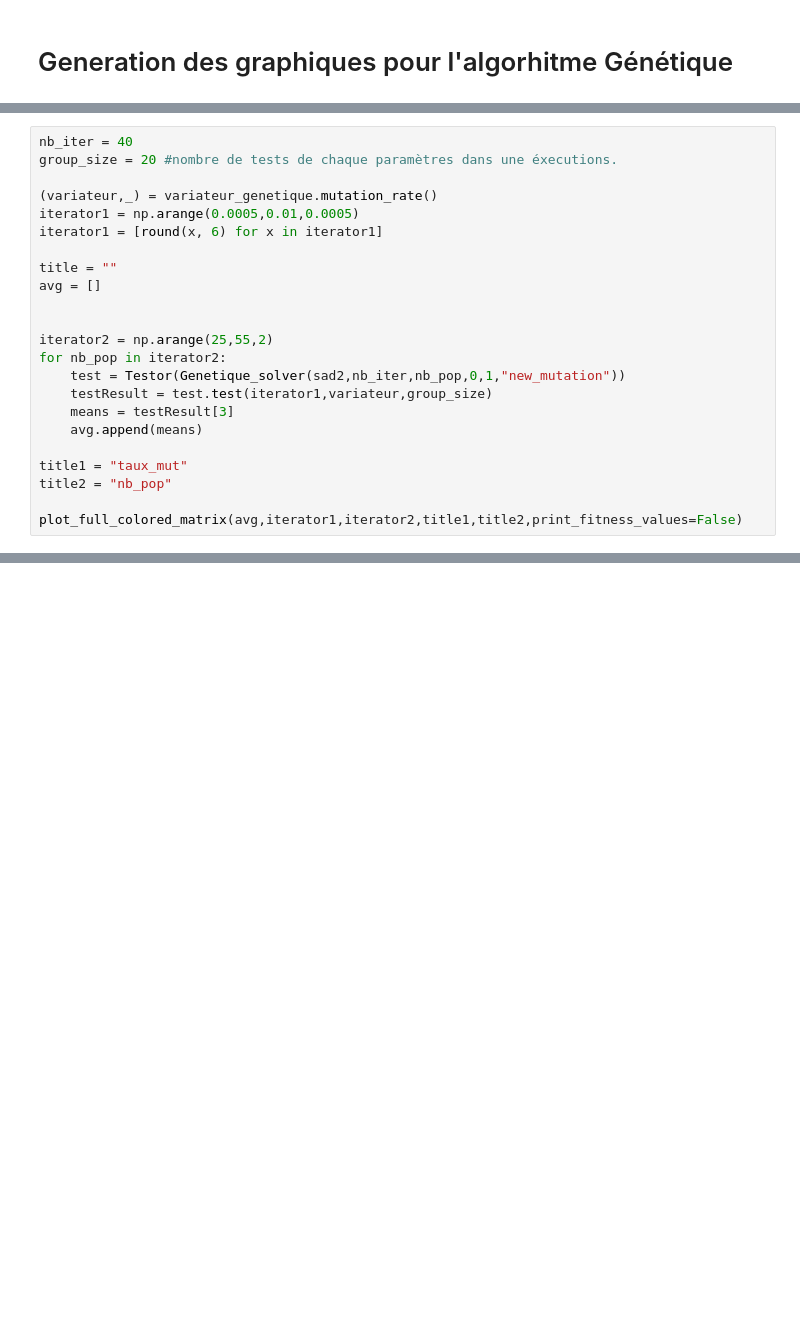
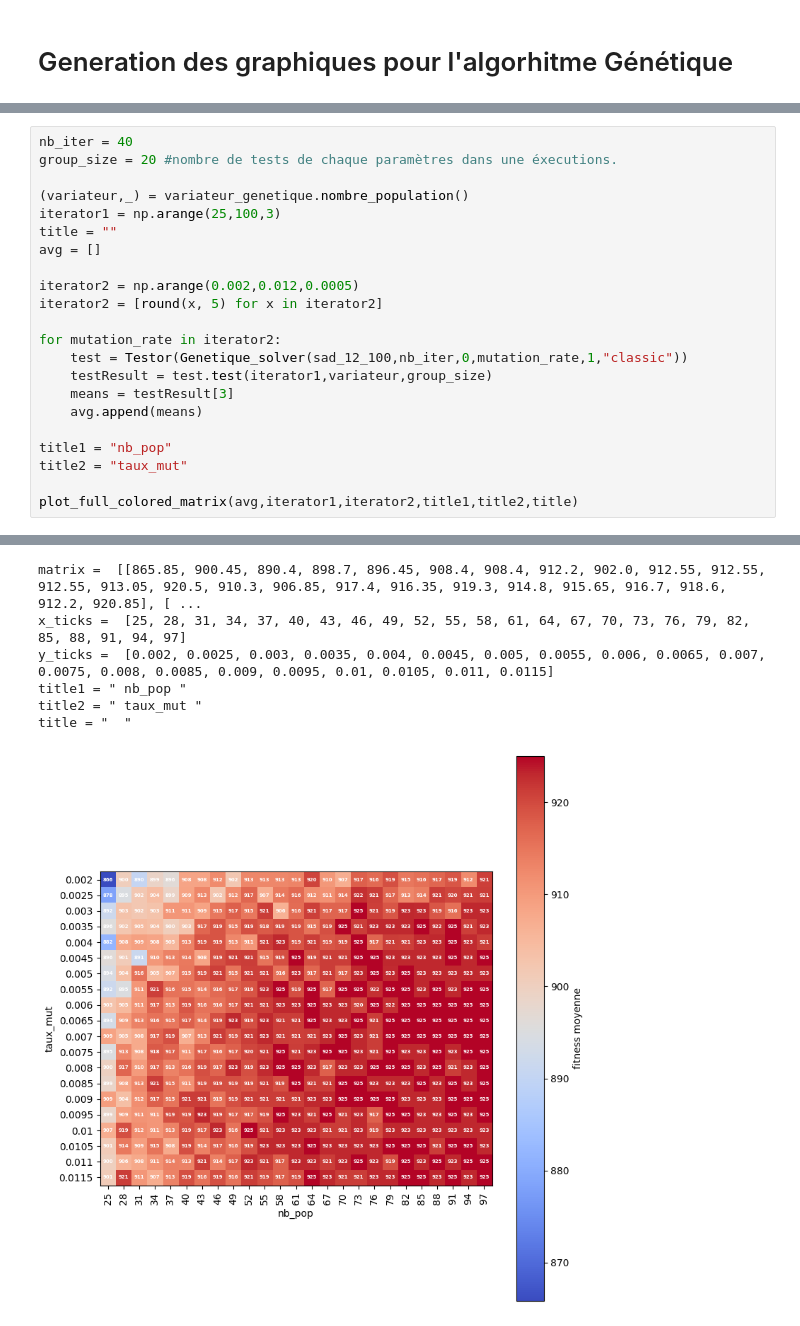
Before and after one commit to Blova-TB/S8_Knapsack, a Jupyter notebook: Genetique_generation_graph.ipynb, the cells around one changed output, grey strips where cells are left out. Drawn from its saved outputs; the diff is of its cells as text; blank space fills up the shorter version.

Commit message:
GEN continu test

```diff
--- a/Genetique_generation_graph.ipynb
+++ b/Genetique_generation_graph.ipynb
@@ -152,23 +2,0 @@ plot_full_colored_matrix(matrix_3,x_ticks_1,y_ticks_1,title1_1,title2_1,title,pr
-# %%
-nb_iter = 40
-group_size = 20 #nombre de tests de chaque paramètres dans une éxecutions.
-
-(variateur,_) = variateur_genetique.mutation_rate()
-iterator1 = np.arange(0.0005,0.01,0.0005)
-iterator1 = [round(x, 6) for x in iterator1]
-
-title = ""
-avg = []
-
-
-iterator2 = np.arange(25,55,2)
-for nb_pop in iterator2:
-    test = Testor(Genetique_solver(sad2,nb_iter,nb_pop,0,1,"new_mutation"))
-    testResult = test.test(iterator1,variateur,group_size)
-    means = testResult[3]
-    avg.append(means)
-
-title1 = "taux_mut"
-title2 = "nb_pop"
-
-plot_full_colored_matrix(avg,iterator1,iterator2,title1,title2,print_fitness_values=False)
@@ -241,0 +130,23 @@ plt.show()
+# %%
+nb_iter = 40
+group_size = 20 #nombre de tests de chaque paramètres dans une éxecutions.
+
+(variateur,_) = variateur_genetique.nombre_population()
+iterator1 = np.arange(25,100,3)
+title = ""
+avg = []
+
+iterator2 = np.arange(0.002,0.012,0.0005)
+iterator2 = [round(x, 5) for x in iterator2]
+
+for mutation_rate in iterator2:
+    test = Testor(Genetique_solver(sad_12_100,nb_iter,0,mutation_rate,1,"classic"))
+    testResult = test.test(iterator1,variateur,group_size)
+    means = testResult[3]
+    avg.append(means)
+
+title1 = "nb_pop"
+title2 = "taux_mut"
+
+plot_full_colored_matrix(avg,iterator1,iterator2,title1,title2,title)
+# %% [output]
@@ -241,0 +154,7 @@ plt.show()
+matrix =  [[865.85, 900.45, 890.4, 898.7, 896.45, 908.4, 908.4, 912.2, 902.0, 912.55, 912.55, 912.55, 913.05, 920.5, 910.3, 906.85, 917.4, 916.35, 919.3, 914.8, 915.65, 916.7, 918.6, 912.2, 920.85], [ ...
+x_ticks =  [25, 28, 31, 34, 37, 40, 43, 46, 49, 52, 55, 58, 61, 64, 67, 70, 73, 76, 79, 82, 85, 88, 91, 94, 97]
+y_ticks =  [0.002, 0.0025, 0.003, 0.0035, 0.004, 0.0045, 0.005, 0.0055, 0.006, 0.0065, 0.007, 0.0075, 0.008, 0.0085, 0.009, 0.0095, 0.01, 0.0105, 0.011, 0.0115]
+title1 = " nb_pop "
+title2 = " taux_mut "
+title = "  "
+[figure, added]
```
Also changed, not shown: parts of 97 cells of this notebook, 4 other files.
